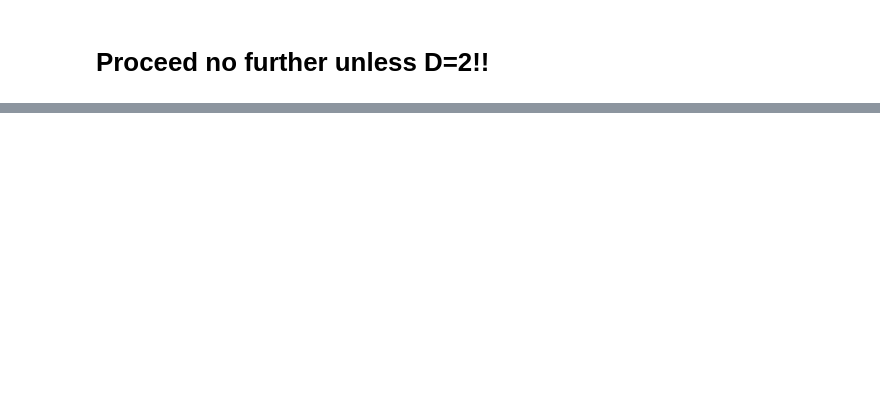
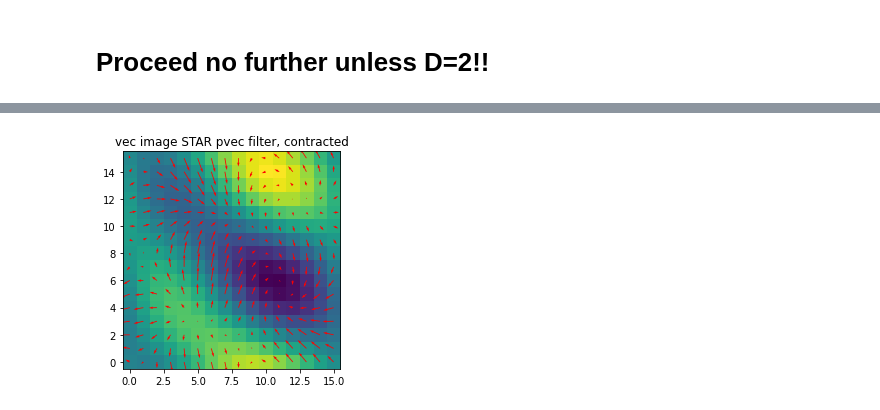
Before and after one commit to davidwhogg/GeometricConvolutions, a Jupyter notebook: ipynb/group_averaging.ipynb, the cells around one changed output, grey strips where cells are left out. Drawn from its saved outputs; the diff is of its cells as text; code cells hidden in the pictures; blank space fills up the shorter version.

```diff
--- a/ipynb/group_averaging.ipynb
+++ b/ipynb/group_averaging.ipynb
@@ -474,6 +626,7 @@ sstarv = convolve_2d_torus(scalar_image, vfilters[1])
 sstars = convolve_2d_torus(scalar_image, filters[0])
 vstars = convolve_2d_torus(vector_image, filters[0])
 vstarv = convolve_2d_torus(vector_image, vfilters[1])
+vstarpv = convolve_2d_torus(vector_image, pvfilters[1])
 # %%
 plt.gca().set_aspect("equal", adjustable="box")
 plt.imshow(scalar_image, origin="lower")
@@ -496,0 +661,12 @@ plt.show()
+# %%
+plt.gca().set_aspect("equal", adjustable="box")
+plt.imshow(vstarpv[:, :, 0, 0] + vstarpv[:, :, 1, 1], origin="lower")
+plt.quiver(pxs.flatten(), pys.flatten(),
+           vector_image[:, :, 0].flatten(), vector_image[:, :, 1].flatten(),
+           color="r")
+plt.xlim(-0.5, N-0.5)
+plt.ylim(-0.5, N-0.5)
+plt.title("vec image STAR pvec filter, contracted")
+plt.show()
+# %% [output]
+[figure, added]
```
Also changed, not shown: parts of 25 cells of this notebook.
